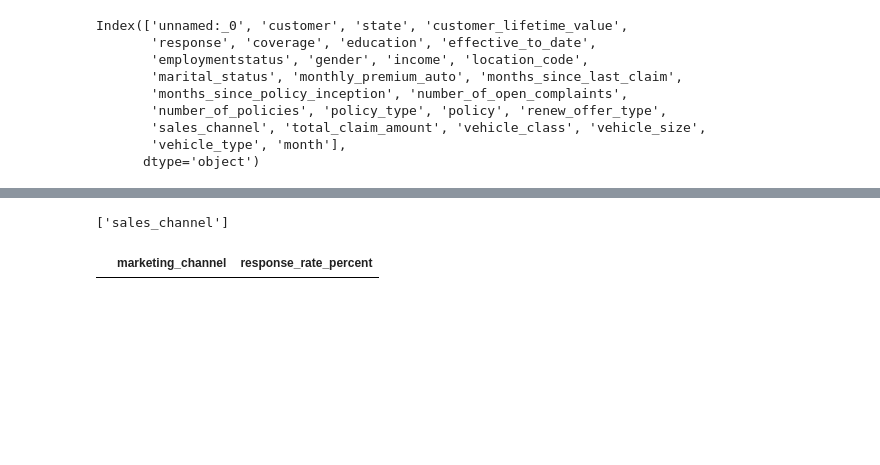
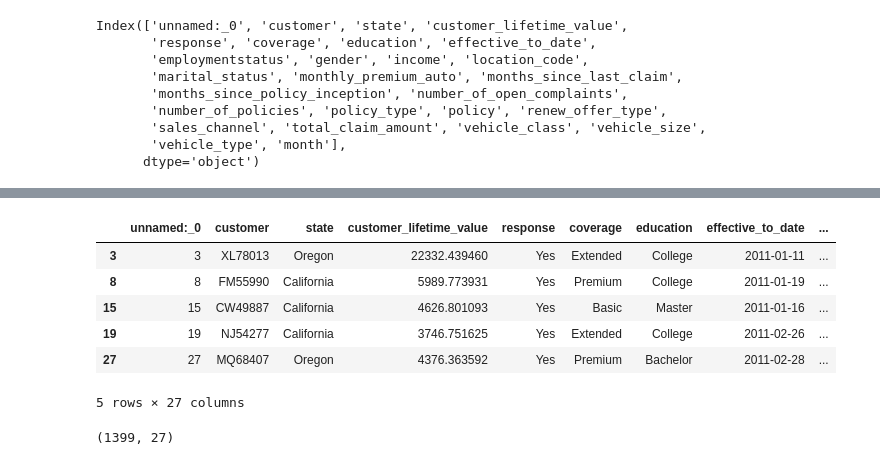
Before and after one commit to isailtonsilva/lab-dw-data-aggregation-and-filtering, a Jupyter notebook: lab-dw-aggregating.ipynb, the cells around one changed output, grey strips where cells are left out. Saved outputs shown, nothing was run; the diff lists cells and outputs as text; code cells hidden in the pictures; blank space fills up the shorter version.

Commit message:
lab re-solved data aggregation and filtering

```diff
--- a/lab-dw-aggregating.ipynb
+++ b/lab-dw-aggregating.ipynb
@@ -185,39 +75,25 @@ response_rate_channel[["sales_channel", "response_rate_percent"]]
-# %%
-# Step 7B - Use melt when there are multiple channel columns
-# Example: channel columns are binary flags (0/1)
-
-channel_cols = [c for c in df.columns if "channel" in c.lower()]
-
-channel_cols
-# %% [output]
-['sales_channel']
-# %%
-# Step 7B.1 - Melt (unpivot) channel columns into long format
-# id_vars are the columns we keep (response)
-# value_vars are the channel columns we unpivot into rows
-
-melted = df.melt(
-    id_vars=["response"],
-    value_vars=channel_cols,
-    var_name="marketing_channel",
-    value_name="used_channel"
-)
-
-# Step 7B.2 - Keep only rows where channel was used (flag == 1)
-melted = melted[melted["used_channel"] == 1].copy()
-
-# Step 7B.3 - Compute response rate by channel
-melted["responded_yes"] = (melted["response"].str.lower() == "yes").astype(int)
-
-response_rate_melt = (
-    melted.groupby("marketing_channel")["responded_yes"]
-          .mean()
-          .sort_values(ascending=False)
-          .reset_index()
-)
-
-response_rate_melt["response_rate_percent"] = (response_rate_melt["responded_yes"] * 100).round(2)
-
-response_rate_melt[["marketing_channel", "response_rate_percent"]]
-# %% [output]
-|  | marketing_channel | response_rate_percent |
+# %%
+# Step 1 - Filter customers with:
+# - total_claim_amount lower than 1000
+# - response equal to "Yes"
+
+low_claim_yes_df = df[
+    (df["total_claim_amount"] < 1000) &
+    (df["response"] == "Yes")
+]
+# %%
+# Step 1.1 - Preview results
+low_claim_yes_df.head()
+# %% [output]
+|  | unnamed:_0 | customer | state | customer_lifetime_value | response | coverage | education | effective_to_date | ... |
+| 3 | 3 | XL78013 | Oregon | 22332.439460 | Yes | Extended | College | 2011-01-11 | ... |
+| 8 | 8 | FM55990 | California | 5989.773931 | Yes | Premium | College | 2011-01-19 | ... |
+| 15 | 15 | CW49887 | California | 4626.801093 | Yes | Basic | Master | 2011-01-16 | ... |
+| 19 | 19 | NJ54277 | California | 3746.751625 | Yes | Extended | College | 2011-02-26 | ... |
+| 27 | 27 | MQ68407 | Oregon | 4376.363592 | Yes | Premium | Bachelor | 2011-02-28 | ... |
+5 rows × 27 columns
+# %%
+# Step 1.2 - Check how many customers match the criteria
+low_claim_yes_df.shape
+# %% [output]
+(1399, 27)
```
Also changed, not shown: parts of 33 cells of this notebook.
